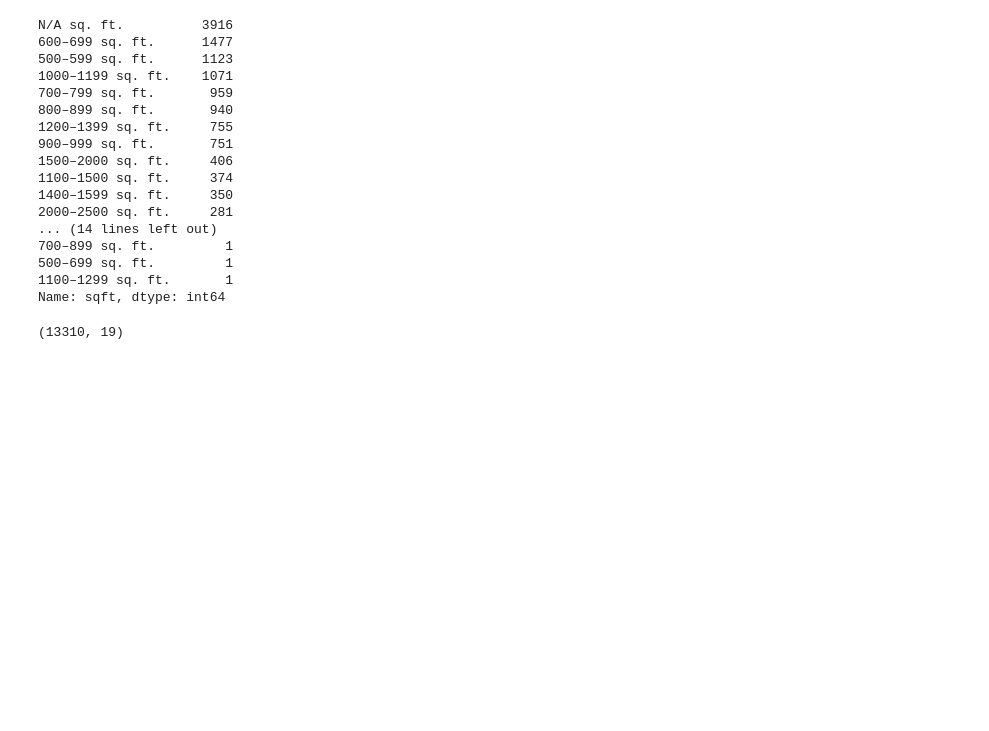
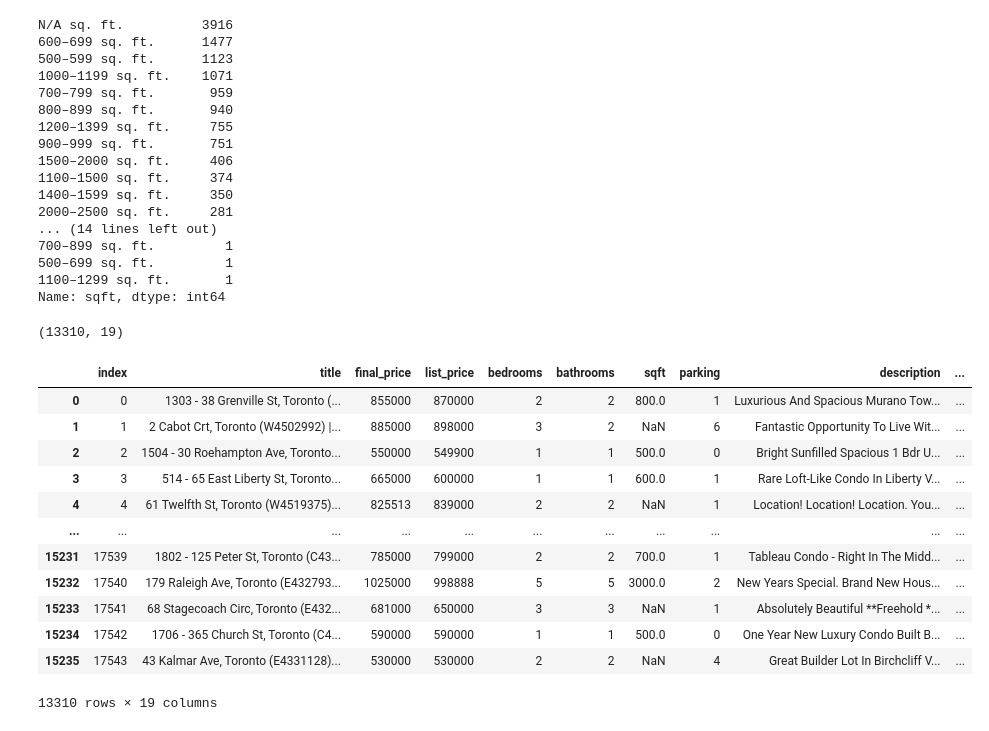
Before and after one commit to m-mraisi/HousingPredictiveAnalysis, a Jupyter notebook: DataCleaning.ipynb, the cells around one changed output. Cells and saved outputs as stored; diff of their text form; code cells hidden in the pictures; blank space fills up the shorter version.

```diff
--- a/DataCleaning.ipynb
+++ b/DataCleaning.ipynb
@@ -338,5 +338,21 @@ sqft = sqft.apply(lambda x: round(int(x[0]) + int(x[1]) / 2))
 sqft.replace({0: np.nan}, inplace=True)
 df["sqft"] = sqft
+# %%
+df
+# %% [output]
+|  | index | title | final_price | list_price | bedrooms | bathrooms | sqft | parking | description | ... |
+| 0 | 0 | 1303 - 38 Grenville St, Toronto (... | 855000 | 870000 | 2 | 2 | 800.0 | 1 | Luxurious And Spacious Murano Tow... | ... |
+| 1 | 1 | 2 Cabot Crt, Toronto (W4502992) |... | 885000 | 898000 | 3 | 2 | NaN | 6 | Fantastic Opportunity To Live Wit... | ... |
+| 2 | 2 | 1504 - 30 Roehampton Ave, Toronto... | 550000 | 549900 | 1 | 1 | 500.0 | 0 | Bright Sunfilled Spacious 1 Bdr U... | ... |
+| 3 | 3 | 514 - 65 East Liberty St, Toronto... | 665000 | 600000 | 1 | 1 | 600.0 | 1 | Rare Loft-Like Condo In Liberty V... | ... |
+| 4 | 4 | 61 Twelfth St, Toronto (W4519375)... | 825513 | 839000 | 2 | 2 | NaN | 1 | Location! Location! Location. You... | ... |
+| ... | ... | ... | ... | ... | ... | ... | ... | ... | ... | ... |
+| 15231 | 17539 | 1802 - 125 Peter St, Toronto (C43... | 785000 | 799000 | 2 | 2 | 700.0 | 1 | Tableau Condo - Right In The Midd... | ... |
+| 15232 | 17540 | 179 Raleigh Ave, Toronto (E432793... | 1025000 | 998888 | 5 | 5 | 3000.0 | 2 | New Years Special. Brand New Hous... | ... |
+| 15233 | 17541 | 68 Stagecoach Circ, Toronto (E432... | 681000 | 650000 | 3 | 3 | NaN | 1 | Absolutely Beautiful **Freehold *... | ... |
+| 15234 | 17542 | 1706 - 365 Church St, Toronto (C4... | 590000 | 590000 | 1 | 1 | 500.0 | 0 | One Year New Luxury Condo Built B... | ... |
+| 15235 | 17543 | 43 Kalmar Ave, Toronto (E4331128)... | 530000 | 530000 | 2 | 2 | NaN | 4 | Great Builder Lot In Birchcliff V... | ... |
+13310 rows × 19 columns
 # %%
 frames = []
 for room in list(set(df['bedrooms'])):
```
Also changed, not shown: parts of 5 cells of this notebook, 1 other file.
